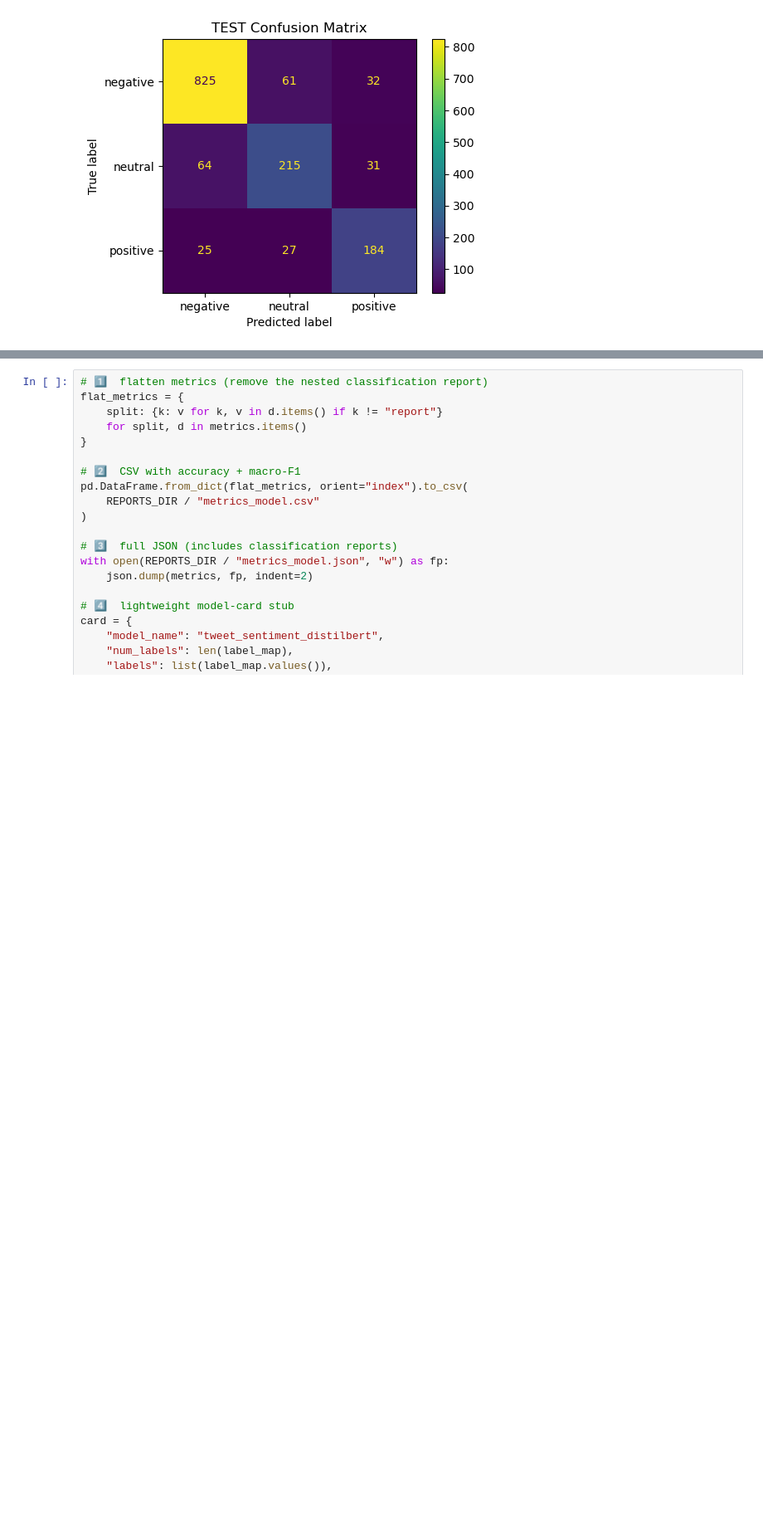
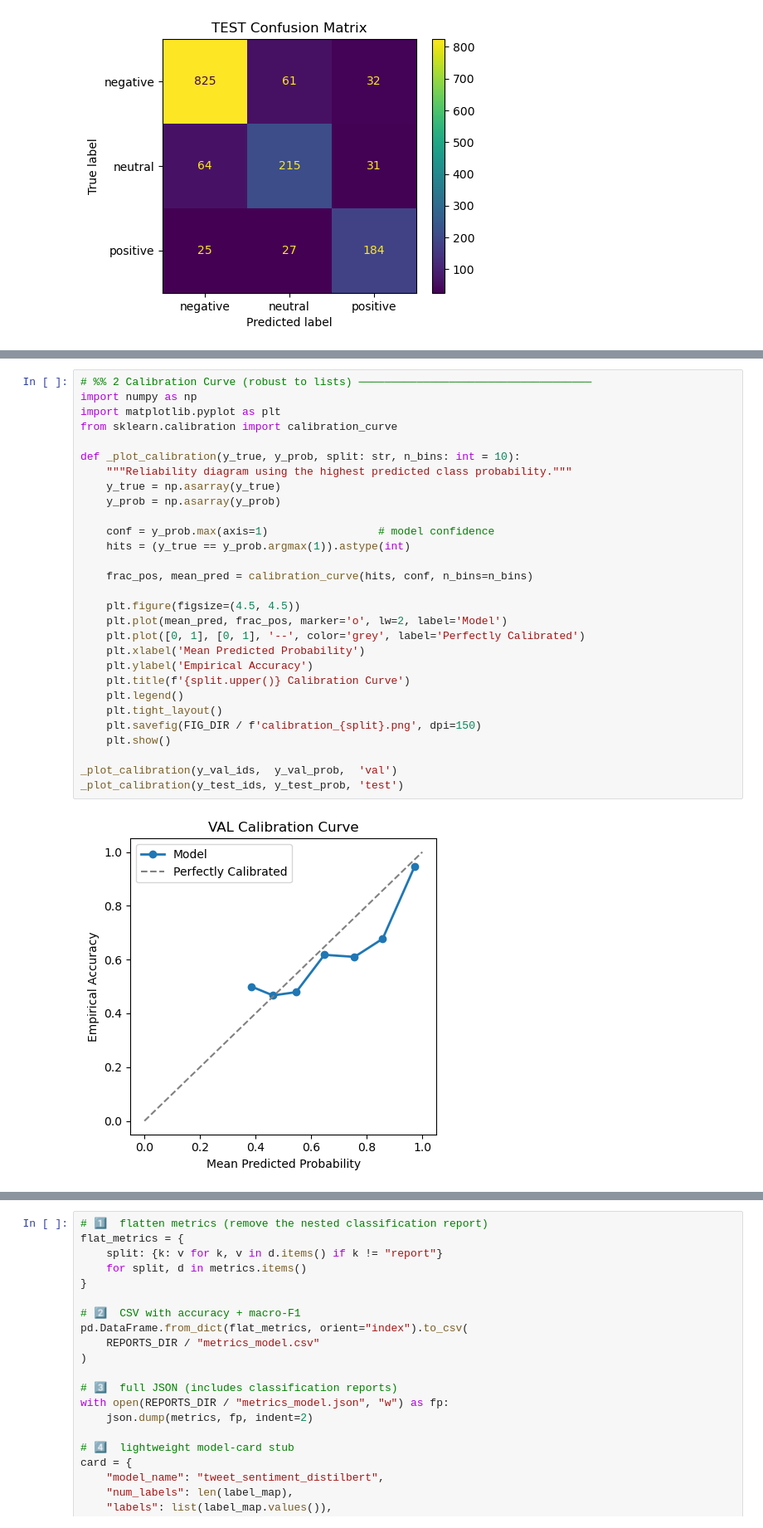
Before and after one commit to justin-castillo/twitter-airline-analysis, a Jupyter notebook: notebooks/06_evaluate_interpret.ipynb, the cells around one changed output, grey strips where cells are left out. Shown at 83% size. Saved outputs shown, nothing was run; the diff lists cells and outputs as text; blank space fills up the shorter version.

```diff
--- a/notebooks/06_evaluate_interpret.ipynb
+++ b/notebooks/06_evaluate_interpret.ipynb
@@ -154,0 +265,31 @@ for split, y_true_ids, y_pred_ids in [
+# %%
+# %% 2 Calibration Curve (robust to lists) ────────────────────────────────────
+import numpy as np
+import matplotlib.pyplot as plt
+from sklearn.calibration import calibration_curve
+
+def _plot_calibration(y_true, y_prob, split: str, n_bins: int = 10):
+    """Reliability diagram using the highest predicted class probability."""
+    y_true = np.asarray(y_true)
+    y_prob = np.asarray(y_prob)
+
+    conf = y_prob.max(axis=1)                 # model confidence
+    hits = (y_true == y_prob.argmax(1)).astype(int)
+
+    frac_pos, mean_pred = calibration_curve(hits, conf, n_bins=n_bins)
+
+    plt.figure(figsize=(4.5, 4.5))
+    plt.plot(mean_pred, frac_pos, marker='o', lw=2, label='Model')
+    plt.plot([0, 1], [0, 1], '--', color='grey', label='Perfectly Calibrated')
+    plt.xlabel('Mean Predicted Probability')
+    plt.ylabel('Empirical Accuracy')
+    plt.title(f'{split.upper()} Calibration Curve')
+    plt.legend()
+    plt.tight_layout()
+    plt.savefig(FIG_DIR / f'calibration_{split}.png', dpi=150)
+    plt.show()
+
+_plot_calibration(y_val_ids,  y_val_prob,  'val')
+_plot_calibration(y_test_ids, y_test_prob, 'test')
+# %% [output]
+[figure, added]
```
Also changed, not shown: parts of 13 cells of this notebook, 5 other files.
